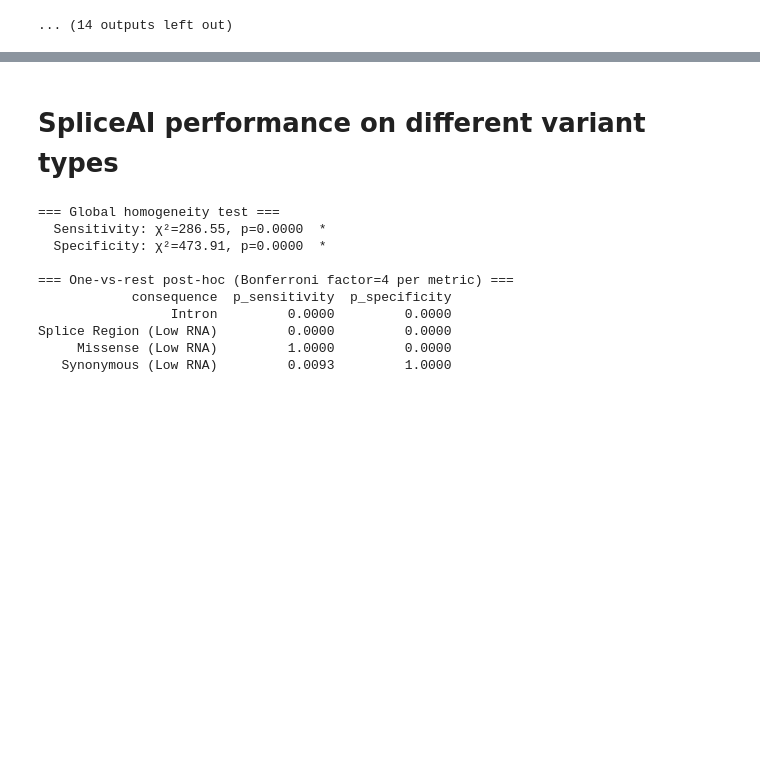
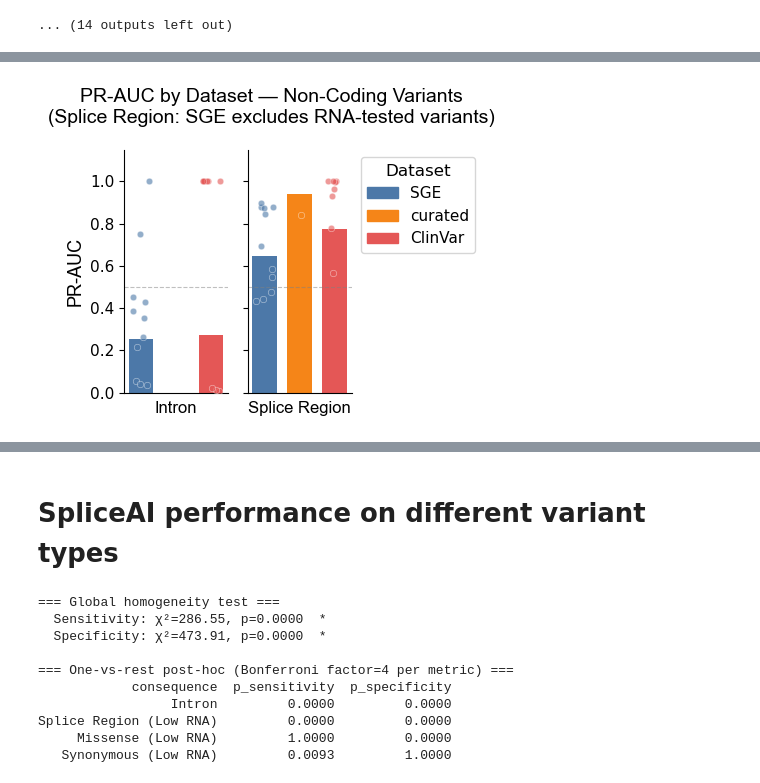
Before and after one commit to ivanw314/PillarProject_CAVA_Analysis, a Jupyter notebook: Notebooks/PP_SpliceAI_Joint_benchmarking.ipynb, the cells around one changed output, grey strips where cells are left out. Cells and saved outputs as stored; diff of their text form; code cells hidden in the pictures; blank space fills up the shorter version.

```diff
--- a/Notebooks/PP_SpliceAI_Joint_benchmarking.ipynb
+++ b/Notebooks/PP_SpliceAI_Joint_benchmarking.ipynb
@@ -842,66 +952,92 @@ for dataset, df in dfs.items():
     pr_meta = iter_dict[dataset]
 
     for consequence in NONCODING_CONSEQUENCES:
         sub = df[df['simplified_consequence'].isin(single_consequence_filters[consequence])].copy()
 
         # For SGE Splice Region: drop variants where RNA consequence is recorded
         if dataset == 'SGE' and consequence == 'Splice Region':
             sub = sub[sub['rna_consequence'].isna()]
 
         sub = sub.dropna(subset=['maxSpliceAI', pr_meta['truth_col']])
         sub = sub[sub[pr_meta['truth_col']].isin([pr_meta['pos_label'], pr_meta['neg_label']])]
-
         y_true = (sub[pr_meta['truth_col']] == pr_meta['pos_label']).astype(int)
-
         if len(sub) < 10 or y_true.nunique() < 2:
             continue
-
         precision, recall, _ = precision_recall_curve(y_true, sub['maxSpliceAI'])
-        noncoding_auc_rows.append({
-            'Dataset':     dataset,
-            'Consequence': consequence,
-            'PR-AUC':      auc(recall, precision),
-            'n':           len(sub),
-        })
+        noncoding_auc_rows.append({'Dataset': dataset, 'Consequence': consequence,
+                                   'PR-AUC': auc(recall, precision), 'n': len(sub)})
 
 noncoding_auc_df = pd.DataFrame(noncoding_auc_rows)
 
-base_nc = alt.Chart(noncoding_auc_df).encode(
-    x=alt.X('Dataset:N', sort=list(dfs.keys()), title=None,
+# Gene-level loop for non-coding jitter
+_rng_nc = np.random.default_rng(43)
+nc_gene_auc_rows = []
+for dataset, df in dfs.items():
+    pr_meta  = iter_dict[dataset]
+    gene_col = GENE_COL_MAP[dataset]
+
+    for consequence in NONCODING_CONSEQUENCES:
+        sub = df[df['simplified_consequence'].isin(single_consequence_filters[consequence])].copy()
+
+        if dataset == 'SGE' and consequence == 'Splice Region':
+            sub = sub[sub['rna_consequence'].isna()]
+
+        sub = sub.dropna(subset=['maxSpliceAI', pr_meta['truth_col'], gene_col])
+        sub = sub[sub[pr_meta['truth_col']].isin([pr_meta['pos_label'], pr_meta['neg_label']])]
+
+        for gene, gene_sub in sub.groupby(gene_col):
+            y_true = (gene_sub[pr_meta['truth_col']] == pr_meta['pos_label']).astype(int)
+            n_pos = int(y_true.sum())
+            n_neg = len(gene_sub) - n_pos
+            if len(gene_sub) < MIN_GENE_N_TOTAL or n_pos < MIN_GENE_N_PER_CLASS or n_neg < MIN_GENE_N_PER_CLASS:
+                continue
+            precision, recall, _ = precision_recall_curve(y_true, gene_sub['maxSpliceAI'])
+            nc_gene_auc_rows.append({'Dataset': dataset, 'Consequence': consequence,
+                                     'Gene': gene, 'PR-AUC': auc(recall, precision), 'n': len(gene_sub)})
+
+nc_gene_auc_df = pd.DataFrame(nc_gene_auc_rows)
+if not nc_gene_auc_df.empty:
+    nc_gene_auc_df['jitter'] = _rng_nc.uniform(-0.25, 0.25, size=len(nc_gene_auc_df))
+
+plot_prauc_bars(noncoding_auc_df, nc_gene_auc_df, NONCODING_CONSEQUENCES,
+                'PR-AUC by Dataset — Non-Coding Variants\n(Splice Region: SGE excludes RNA-tested variants)')
+plt.show()
+
+# Altair aggregate summary — non-coding variants only
+_base_nc = alt.Chart(noncoding_auc_df).encode(
+    x=alt.X("Dataset:N", sort=_dataset_order, title=None,
             axis=alt.Axis(labels=False, ticks=False)),
-    y=alt.Y('PR-AUC:Q', scale=alt.Scale(domain=[0, 1]),
-            axis=alt.Axis(title='PR-AUC', labelFontSize=14, titleFontSize=16,
-                          labelFont='Arial', titleFont='Arial')),
-    color=alt.Color('Dataset:N', sort=list(dfs.keys()),
-                    legend=alt.Legend(title='Dataset', labelFontSize=13, titleFontSize=14,
-                                      labelFont='Arial', titleFont='Arial')),
+    y=alt.Y("PR-AUC:Q", scale=alt.Scale(domain=[0, 1]),
+            axis=alt.Axis(title="PR-AUC", labelFontSize=14, titleFontSize=16,
+                          labelFont="Arial", titleFont="Arial")),
+    color=alt.Color("Dataset:N", sort=_dataset_order,
+                scale=alt.Scale(range=[_PRAUC_COLORS[d] for d in _dataset_order]),
+                    legend=alt.Legend(title="Dataset", labelFontSize=13, titleFontSize=14,
+                                      labelFont="Arial", titleFont="Arial")),
     tooltip=[
-        alt.Tooltip('Dataset:N'),
-        alt.Tooltip('Consequence:N'),
-        alt.Tooltip('PR-AUC:Q', format='.3f', title='PR-AUC'),
-        alt.Tooltip('n:Q', title='n'),
+        alt.Tooltip("Dataset:N"),
+        alt.Tooltip("Consequence:N"),
+        alt.Tooltip("PR-AUC:Q", format=".3f", title="PR-AUC"),
+        alt.Tooltip("n:Q", title="n"),
     ],
 )
-
-bars_nc   = base_nc.mark_bar()
-labels_nc = base_nc.mark_text(dy=-6, fontSize=10, fontWeight='bold').encode(
-    text=alt.Text('PR-AUC:Q', format='.2f')
-)
-
 (
-    alt.layer(bars_nc, labels_nc)
+    alt.layer(_base_nc.mark_bar(),
+              _base_nc.mark_text(dy=-6, fontSize=10, fontWeight="bold", color="black").encode(
+                  text=alt.Text("PR-AUC:Q", format=".2f")))
     .properties(width=80, height=180)
     .facet(column=alt.Column(
-        'Consequence:N', sort=NONCODING_CONSEQUENCES,
-        header=alt.Header(title=None, labelFontSize=14, labelFont='Arial',
-                          labelOrient='bottom', labelPadding=8),
+        "Consequence:N", sort=NONCODING_CONSEQUENCES,
+        header=alt.Header(title=None, labelFontSize=14, labelFont="Arial",
+                          labelOrient="bottom", labelPadding=8),
     ))
-    .properties(title='PR-AUC by Dataset — Non-Coding Variants (Splice Region: SGE excludes RNA-tested variants)')
-    .configure_title(font='Arial', fontSize=13)
+    .properties(title="PR-AUC by Dataset — Non-Coding Variants (Splice Region: SGE excludes RNA-tested variants)")
+    .configure_title(font="Arial", fontSize=13)
     .configure_axis(grid=False)
     .configure_view(stroke=None)
 ).display()
 # %% [output]
+[figure, added]
 [interactive output not drawn]
 # %% [markdown]
 # SpliceAI performance on different variant types
```
Also changed, not shown: parts of 6 cells of this notebook.
